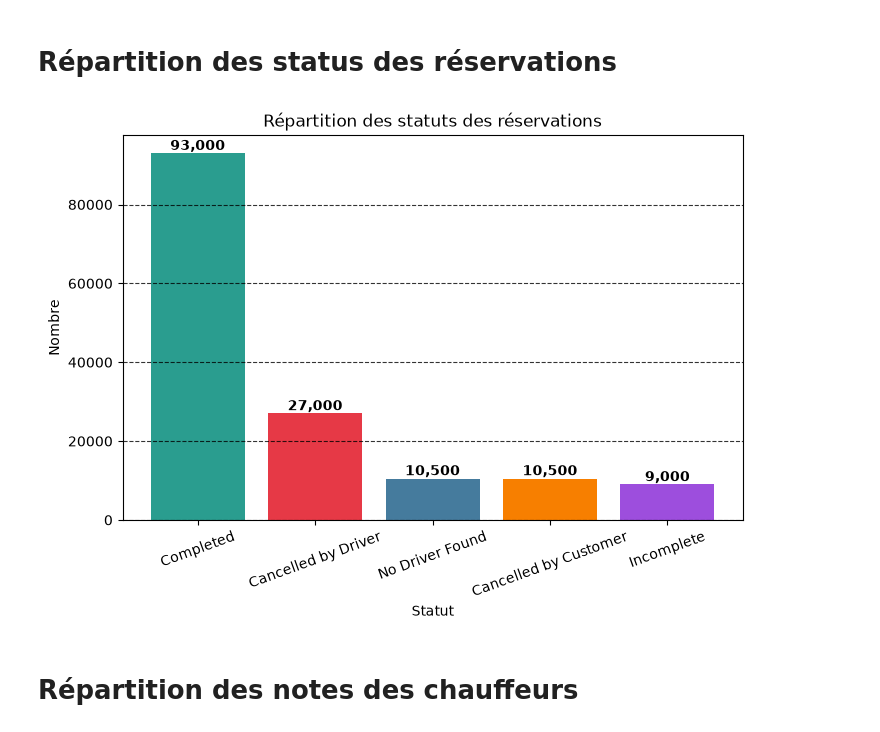
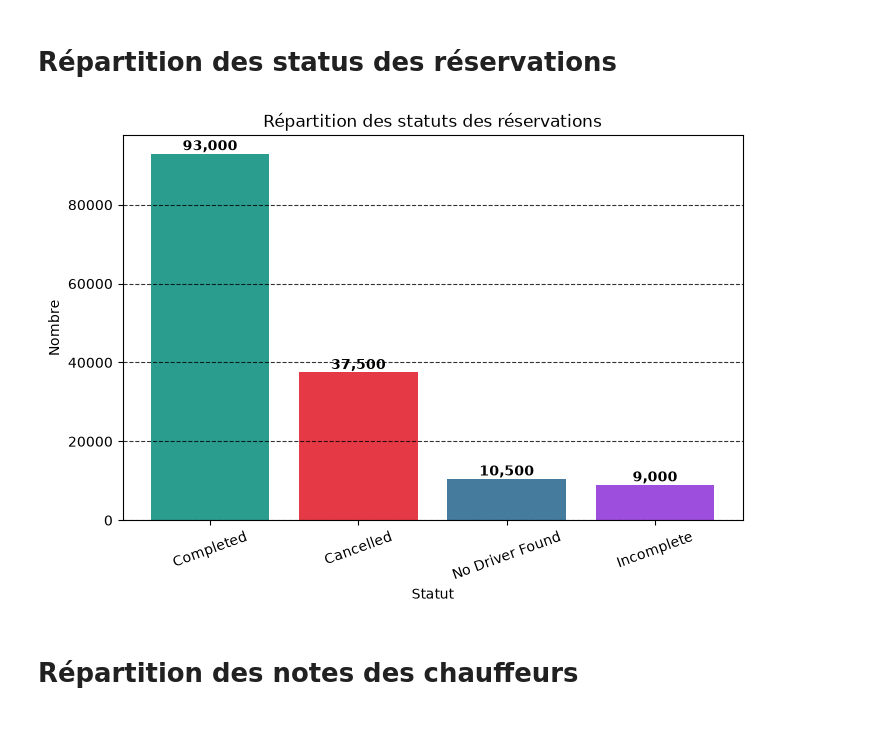
Before and after one commit to Balkis-dev/Repository_Booking, a Jupyter notebook: nettoyer_booking_data.ipynb, the cells around one changed output. Drawn from its saved outputs; the diff is of its cells as text; code cells hidden in the pictures.

```diff
--- a/nettoyer_booking_data.ipynb
+++ b/nettoyer_booking_data.ipynb
@@ -100,0 +313,9 @@ df["Date"] = df["Date"].apply(uniformiser_date)
+# %%
+df["Pickup Location"] = (
+    df["Pickup Location"]
+    .str.strip()
+)
+df["Drop Location"] = (
+    df["Drop Location"]
+    .str.strip()
+)
@@ -100,0 +377,13 @@ df["Date"] = df["Date"].apply(uniformiser_date)
+# %%
+df["Valeurs_conformes"] = "✅"
+
+df.loc[
+    (df["Ride Distance"] < 0)
+    |
+    (df["Booking Value"] < 0)
+    |
+    (df["Driver Ratings"] > 5)
+    |
+    (df["Customer Rating"] > 5),
+    "Valeurs_conformes"
+] = "❌"
@@ -100,0 +419,14 @@ df["Date"] = df["Date"].apply(uniformiser_date)
+# %%
+status_remplacement = {
+    "Completed": "Completed",
+    "Cancelled by Customer": "Cancelled",
+    "Cancelled by Driver": "Cancelled",
+    "Incomplete": "Incomplete",
+    "No Driver Found": "No Driver Found"
+}
+
+df["Booking Status"] = (
+    df["Booking Status"]
+    .replace(status_remplacement)
+)
+print(df["Booking Status"].value_counts())
@@ -261,8 +800,7 @@ status = df["Booking Status"].value_counts()
 
 couleurs = {
     "Completed": "#2A9D8F",
-    "Cancelled by Driver": "#E63946",
-    "Cancelled by Customer": "#F77F00",
+    "Cancelled": "#E63946",
     "No Driver Found": "#457B9D",
     "Incomplete": "#9D4EDD"
 }
@@ -272,34 +810,34 @@ bar_colors = [couleurs[s] for s in status.index]
 plt.figure(figsize=(8,5))
 
 bars = plt.bar(status.index,
                status.values,
                color=bar_colors)
 
 plt.title("Répartition des statuts des réservations")
 plt.xlabel("Statut")
 plt.ylabel("Nombre")
 
 plt.xticks(rotation=20)
 
 # Affichage des valeurs sur les barres
 for bar in bars:
     hauteur = bar.get_height()
 
     plt.text(
         bar.get_x() + bar.get_width()/2,
         hauteur,
         f"{int(hauteur):,}",
         ha="center",
         va="bottom",
         fontsize=10,
         fontweight="bold"
     )
 
 plt.grid(axis="y", linestyle="--", alpha=0.8, color="black")
 
 plt.show()
 # %% [output]
-[figure, old version]
+[figure, new version]
 # %% [markdown]
 # Répartition des notes des chauffeurs #
 # %%
```
Also changed, not shown: parts of 42 cells of this notebook.
